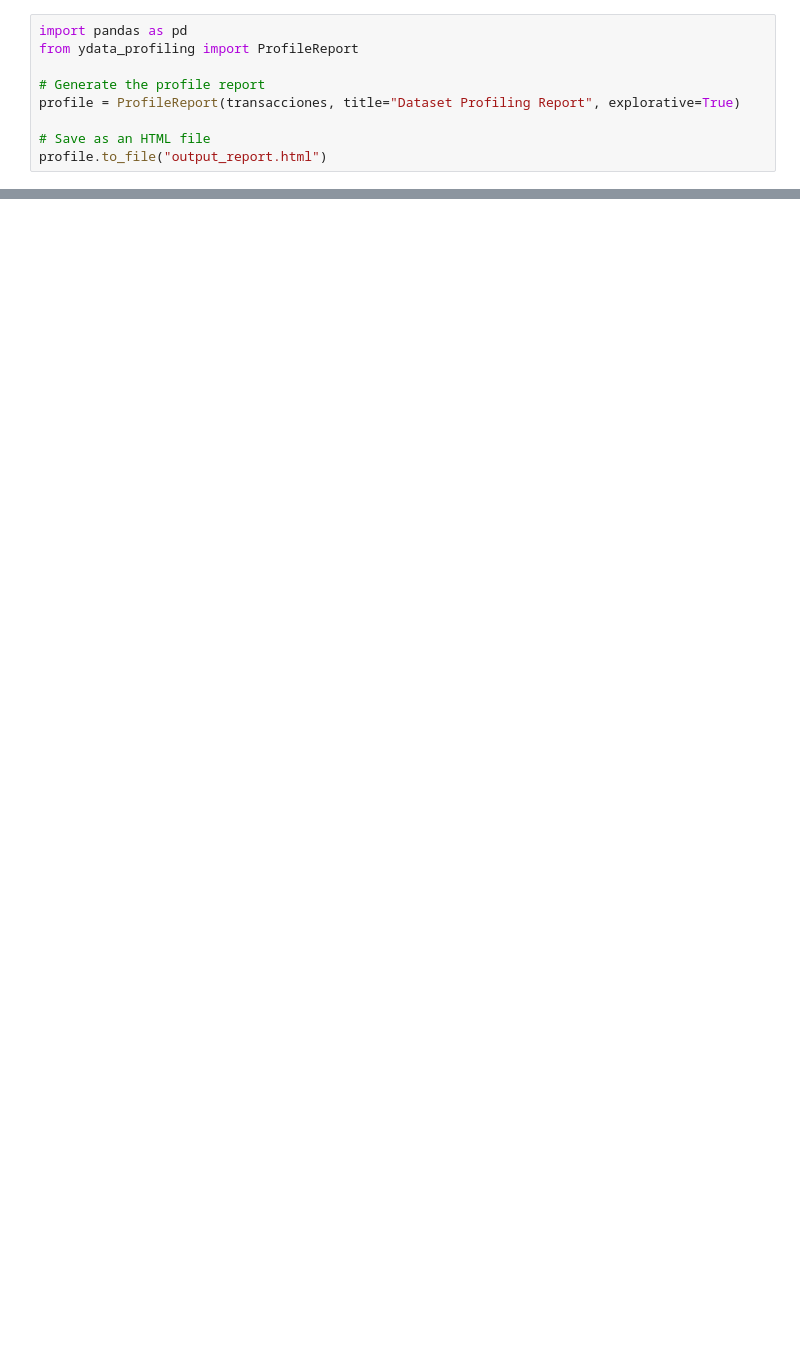
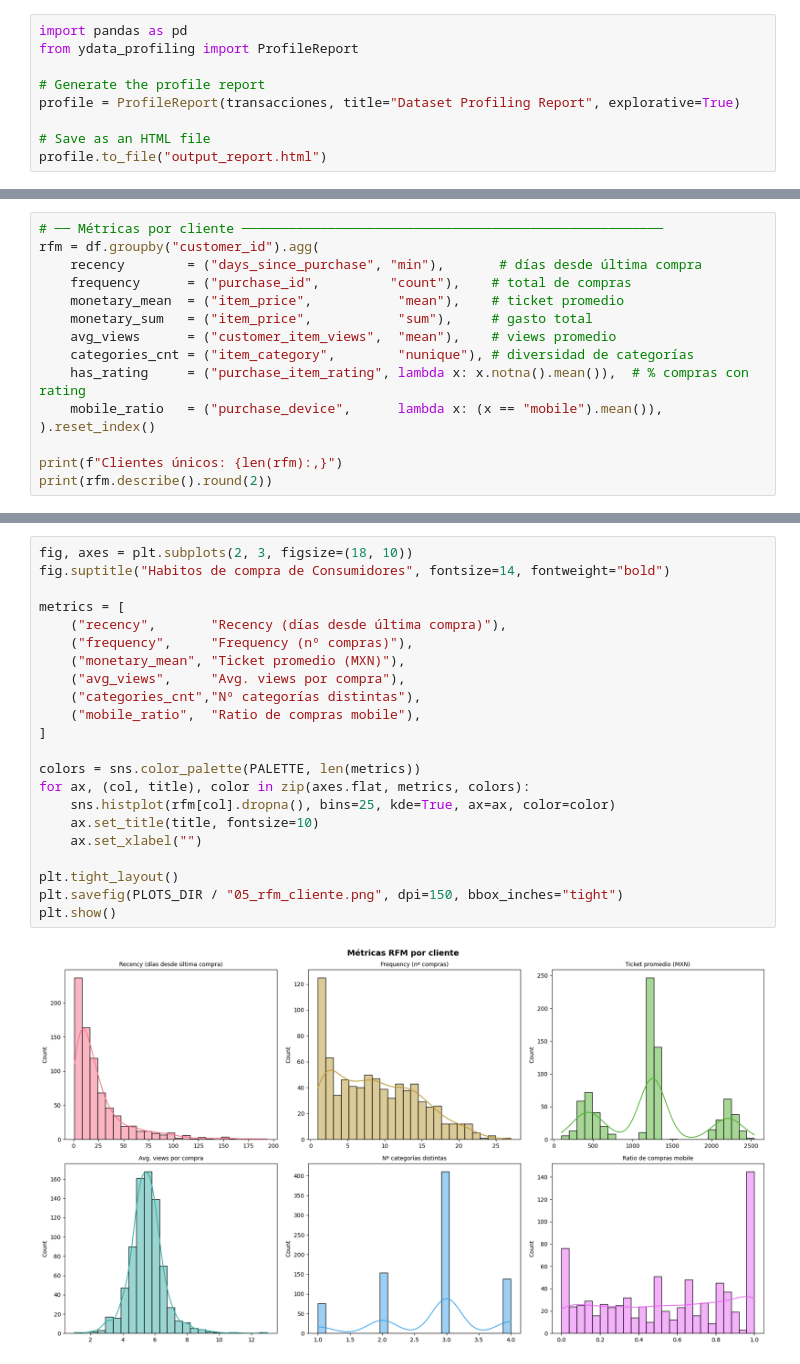
Before and after one commit to Jessebnda/ml26_01_JJJ, a Jupyter notebook: src/ml26/PF2/eda.ipynb, the cells around one changed output, grey strips where cells are left out. Cells and saved outputs as stored; diff of their text form; blank space fills up the shorter version.

```diff
--- a/src/ml26/PF2/eda.ipynb
+++ b/src/ml26/PF2/eda.ipynb
@@ -85,0 +229,15 @@ profile.to_file("output_report.html")
+# %%
+# ── Métricas por cliente ──────────────────────────────────────────────────────
+rfm = df.groupby("customer_id").agg(
+    recency        = ("days_since_purchase", "min"),       # días desde última compra
+    frequency      = ("purchase_id",         "count"),    # total de compras
+    monetary_mean  = ("item_price",           "mean"),    # ticket promedio
+    monetary_sum   = ("item_price",           "sum"),     # gasto total
+    avg_views      = ("customer_item_views",  "mean"),    # views promedio
+    categories_cnt = ("item_category",        "nunique"), # diversidad de categorías
+    has_rating     = ("purchase_item_rating", lambda x: x.notna().mean()),  # % compras con rating
+    mobile_ratio   = ("purchase_device",      lambda x: (x == "mobile").mean()),
+).reset_index()
+
+print(f"Clientes únicos: {len(rfm):,}")
+print(rfm.describe().round(2))
@@ -85,0 +265,24 @@ profile.to_file("output_report.html")
+# %%
+fig, axes = plt.subplots(2, 3, figsize=(18, 10))
+fig.suptitle("Habitos de compra de Consumidores", fontsize=14, fontweight="bold")
+
+metrics = [
+    ("recency",       "Recency (días desde última compra)"),
+    ("frequency",     "Frequency (nº compras)"),
+    ("monetary_mean", "Ticket promedio (MXN)"),
+    ("avg_views",     "Avg. views por compra"),
+    ("categories_cnt","Nº categorías distintas"),
+    ("mobile_ratio",  "Ratio de compras mobile"),
+]
+
+colors = sns.color_palette(PALETTE, len(metrics))
+for ax, (col, title), color in zip(axes.flat, metrics, colors):
+    sns.histplot(rfm[col].dropna(), bins=25, kde=True, ax=ax, color=color)
+    ax.set_title(title, fontsize=10)
+    ax.set_xlabel("")
+
+plt.tight_layout()
+plt.savefig(PLOTS_DIR / "05_rfm_cliente.png", dpi=150, bbox_inches="tight")
+plt.show()
+# %% [output]
+[figure, added]
```
Also changed, not shown: parts of 13 cells of this notebook.
